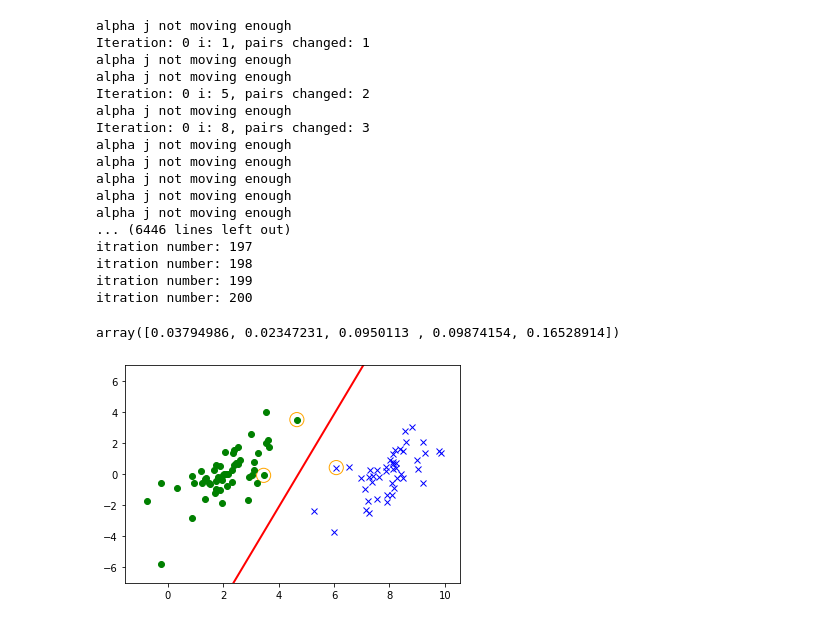
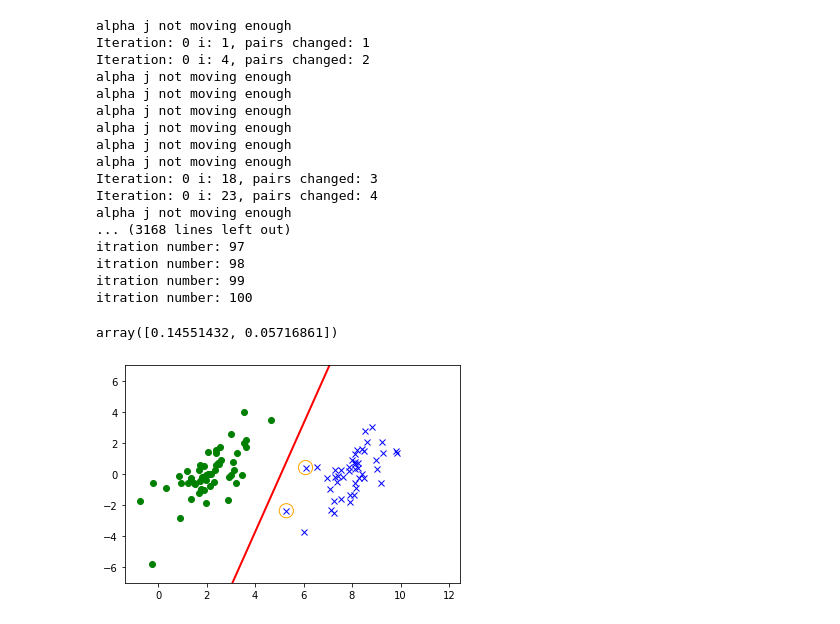
Before and after one commit to zimancheng/MachineLearning, a Jupyter notebook: Ch6/svm_model.ipynb, the cells around one changed output. Saved outputs shown, nothing was run; the diff lists cells and outputs as text; code cells hidden in the pictures.

```diff
--- a/Ch6/svm_model.ipynb
+++ b/Ch6/svm_model.ipynb
@@ -135,42 +337,30 @@ def smo_simplified(dataset, labels, C, tolerance, max_iter):
 # %%
 dataset, labels = load_dataset('testSet.txt')
 # %%
-alpha, b = smo_simplified(dataset, labels, 0.6, 0.001, 200)
+alpha, b = smo_simplified(dataset, labels, 0.6, 0.001, 100)
 # %% [output]
 alpha j not moving enough
 Iteration: 0 i: 1, pairs changed: 1
-alpha j not moving enough
-alpha j not moving enough
-Iteration: 0 i: 5, pairs changed: 2
-alpha j not moving enough
-Iteration: 0 i: 8, pairs changed: 3
+Iteration: 0 i: 4, pairs changed: 2
 alpha j not moving enough
 alpha j not moving enough
 alpha j not moving enough
 alpha j not moving enough
 alpha j not moving enough
-... (6446 lines left out)
-itration number: 197
-itration number: 198
-itration number: 199
-itration number: 200
+alpha j not moving enough
+Iteration: 0 i: 18, pairs changed: 3
+Iteration: 0 i: 23, pairs changed: 4
+alpha j not moving enough
+... (3168 lines left out)
+itration number: 97
+itration number: 98
+itration number: 99
+itration number: 100
 # %%
 alpha[alpha > 0]
 # %% [output]
-array([0.03794986, 0.02347231, 0.0950113 , 0.09874154, 0.16528914])
+array([0.14551432, 0.05716861])
-# %%
-w = dataset.T.dot(alpha*labels)
-sup_vec = dataset[alpha > 0, :]
-
-fig, ax = plt.subplots()
-ax.plot(dataset[labels==1, 0], dataset[labels==1, 1], "bx")
-ax.plot(dataset[labels==-1, 0], dataset[labels==-1, 1], 'go')
-x1 = np.arange(-1, 10, 0.01)
-x2 = -(b + w[0] * x1) / w[1]
-ax.plot(x1, x2, c = 'red', linewidth=2)
-ax.set_ylim(-7, 7)
-
-for i in range(sup_vec.shape[0]):
-    ax.scatter(sup_vec[i, 0], sup_vec[i, 1], color='', marker='o', edgecolors='orange', s=200)
-# %% [output]
-[figure, removed]
+# %%
+plot_model(dataset, labels, alpha, b)
+# %% [output]
+[figure, added]
```
Also changed, not shown: parts of 3 cells of this notebook, 4 other files.
